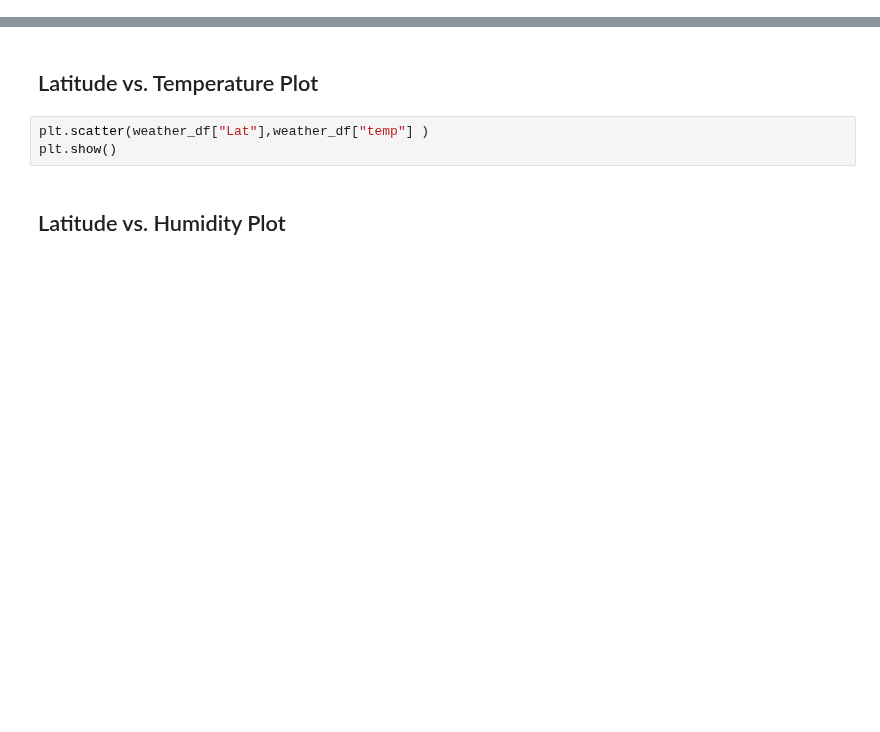
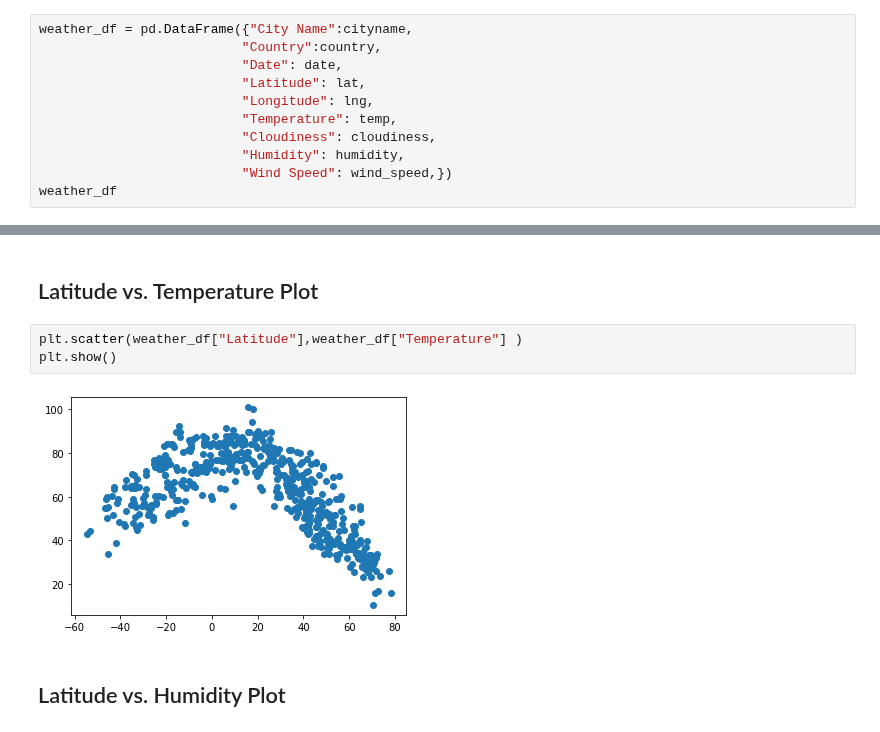
Before and after one commit to cyoungman9/python-api-challenge, a Jupyter notebook: WeatherPy/WeatherPy.ipynb, the cells around one changed output, grey strips where cells are left out. Saved outputs shown, nothing was run; the diff lists cells and outputs as text; blank space fills up the shorter version.

```diff
--- a/WeatherPy/WeatherPy.ipynb
+++ b/WeatherPy/WeatherPy.ipynb
@@ -139,0 +140,11 @@ colorado springs
+# %%
+weather_df = pd.DataFrame({"City Name":cityname,
+                          "Country":country,
+                          "Date": date,
+                          "Latitude": lat,
+                          "Longitude": lng,
+                          "Temperature": temp,
+                          "Cloudiness": cloudiness,
+                          "Humidity": humidity,
+                          "Wind Speed": wind_speed,})
+weather_df
@@ -164,7 +186,9 @@ weather_df.loc[weather_df["Humdity"]> 100]
 # %% [markdown]
 ## Latitude vs. Temperature Plot
 # %%
-plt.scatter(weather_df["Lat"],weather_df["temp"] )
+plt.scatter(weather_df["Latitude"],weather_df["Temperature"] )
 plt.show()
+# %% [output]
+[figure, added]
 # %% [markdown]
 ## Latitude vs. Humidity Plot
```
Also changed, not shown: parts of 9 cells of this notebook.
